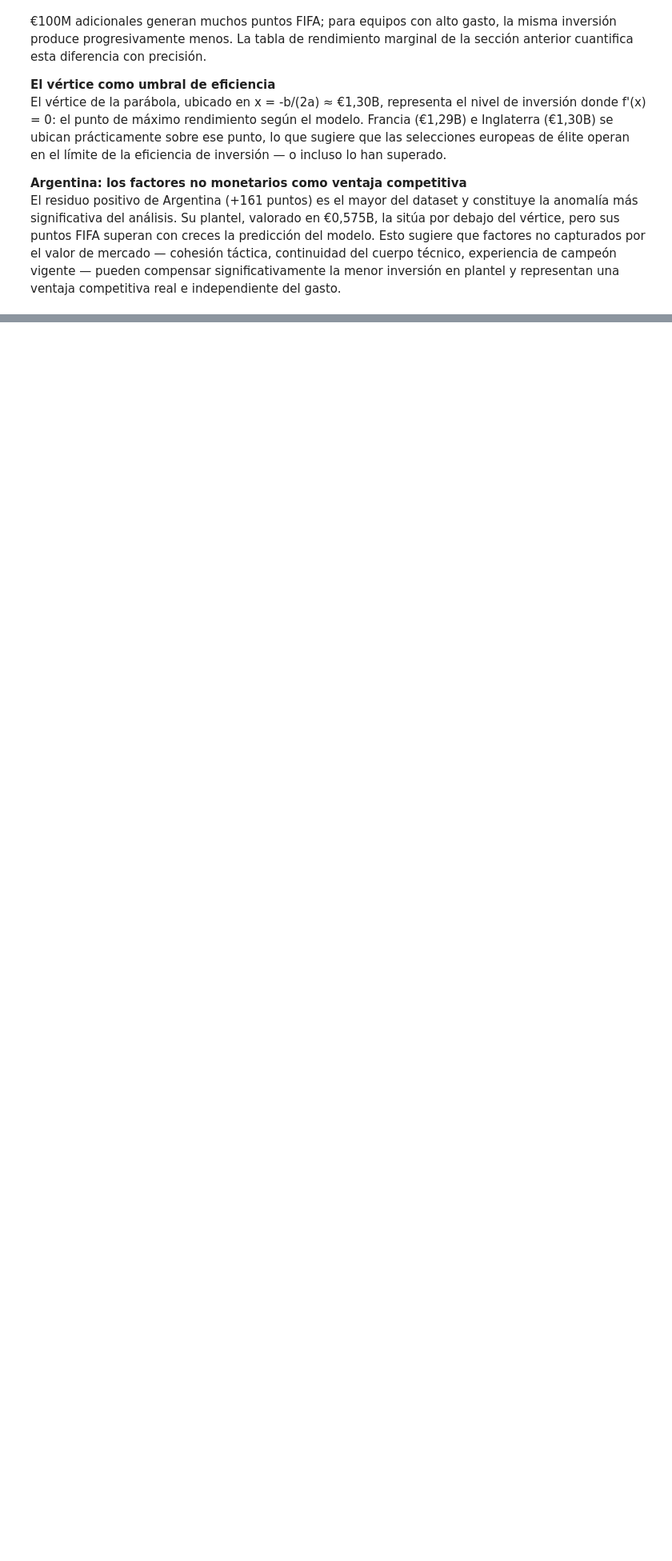
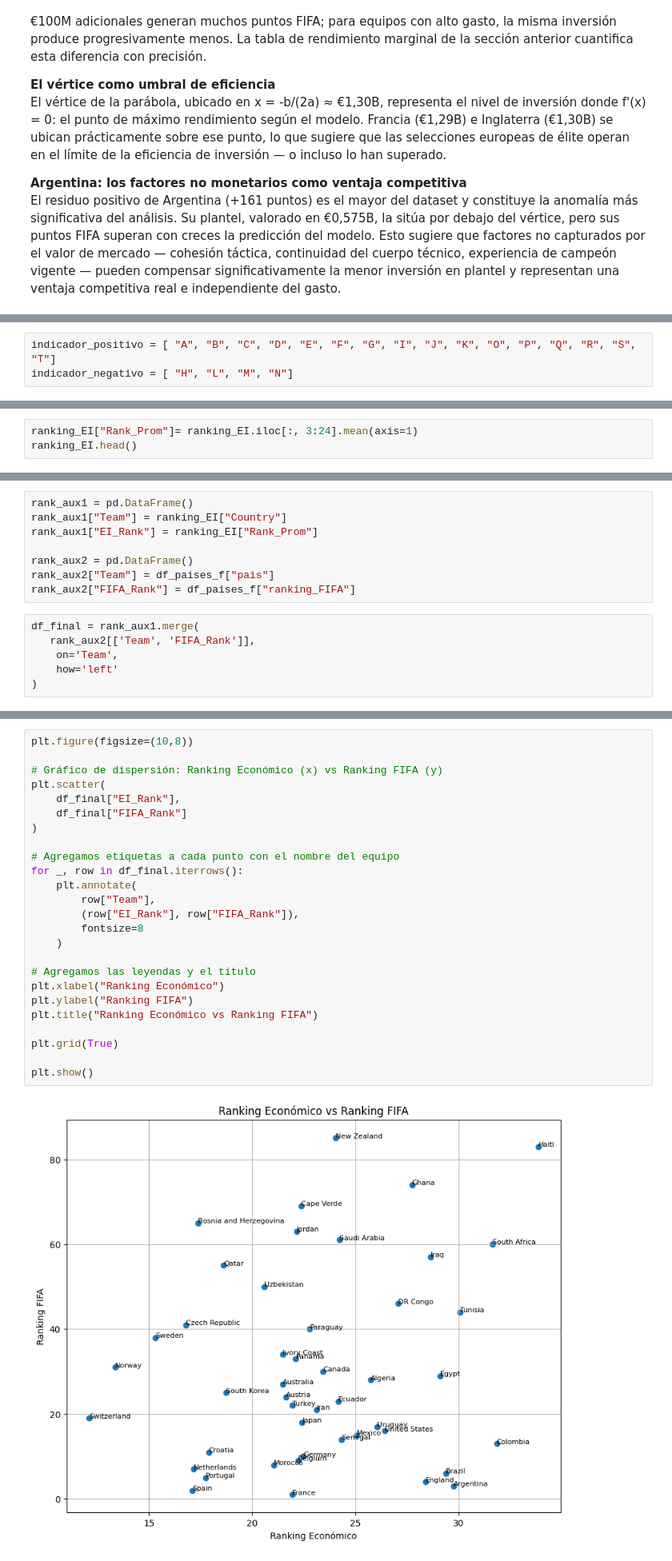
Before and after one commit to gleo1973/tp-laboratorio-mcag-1c2026, a Jupyter notebook: Laboratorio_TP_2026_vf.ipynb, the cells around one changed output, grey strips where cells are left out. Shown at 80% size. Drawn from its saved outputs; the diff is of its cells as text; blank space fills up the shorter version.

Commit message:
Update Laboratorio_TP_2026_vf.ipynb
feat: nuevo análisis económico

```diff
--- a/Laboratorio_TP_2026_vf.ipynb
+++ b/Laboratorio_TP_2026_vf.ipynb
@@ -1251,0 +1299,3 @@ representan una ventaja competitiva real e independiente del gasto.
+# %%
+indicador_positivo = [ "A", "B", "C", "D", "E", "F", "G", "I", "J", "K", "O", "P", "Q", "R", "S", "T"]
+indicador_negativo = [ "H", "L", "M", "N"]
@@ -1251,0 +1351,3 @@ representan una ventaja competitiva real e independiente del gasto.
+# %%
+ranking_EI["Rank_Prom"]= ranking_EI.iloc[:, 3:24].mean(axis=1)
+ranking_EI.head()
@@ -1251,0 +1364,14 @@ representan una ventaja competitiva real e independiente del gasto.
+# %%
+rank_aux1 = pd.DataFrame()
+rank_aux1["Team"] = ranking_EI["Country"]
+rank_aux1["EI_Rank"] = ranking_EI["Rank_Prom"]
+
+rank_aux2 = pd.DataFrame()
+rank_aux2["Team"] = df_paises_f["pais"]
+rank_aux2["FIFA_Rank"] = df_paises_f["ranking_FIFA"]
+# %%
+df_final = rank_aux1.merge(
+   rank_aux2[['Team', 'FIFA_Rank']],
+    on='Team',
+    how='left'
+)
@@ -1251,0 +1404,27 @@ representan una ventaja competitiva real e independiente del gasto.
+# %%
+plt.figure(figsize=(10,8))
+
+# Gráfico de dispersión: Ranking Económico (x) vs Ranking FIFA (y)
+plt.scatter(
+    df_final["EI_Rank"],
+    df_final["FIFA_Rank"]
+)
+
+# Agregamos etiquetas a cada punto con el nombre del equipo
+for _, row in df_final.iterrows():
+    plt.annotate(
+        row["Team"],
+        (row["EI_Rank"], row["FIFA_Rank"]),
+        fontsize=8
+    )
+
+# Agregamos las leyendas y el título
+plt.xlabel("Ranking Económico")
+plt.ylabel("Ranking FIFA")
+plt.title("Ranking Económico vs Ranking FIFA")
+
+plt.grid(True)
+
+plt.show()
+# %% [output]
+[figure, added]
```
Also changed, not shown: parts of 26 cells of this notebook.
